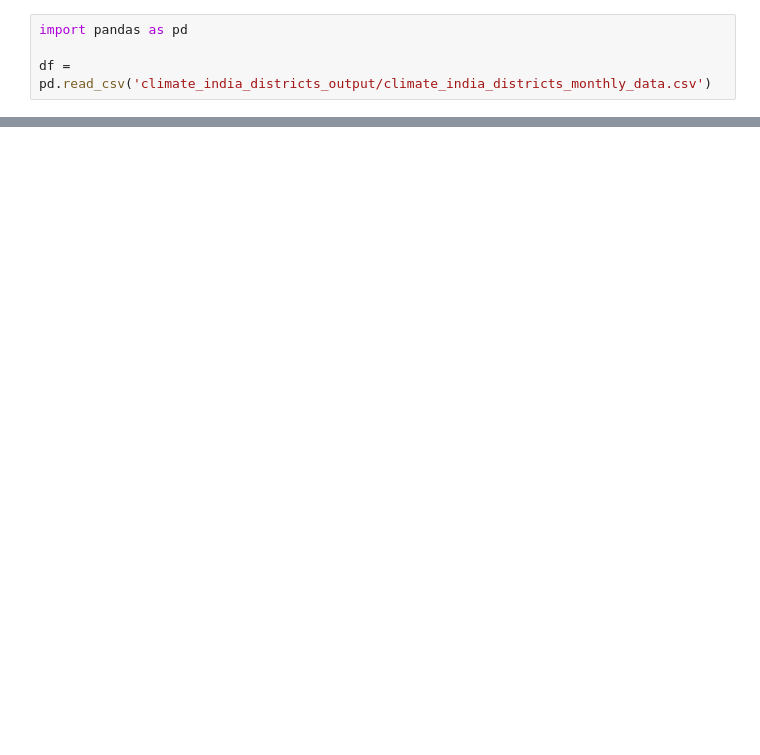
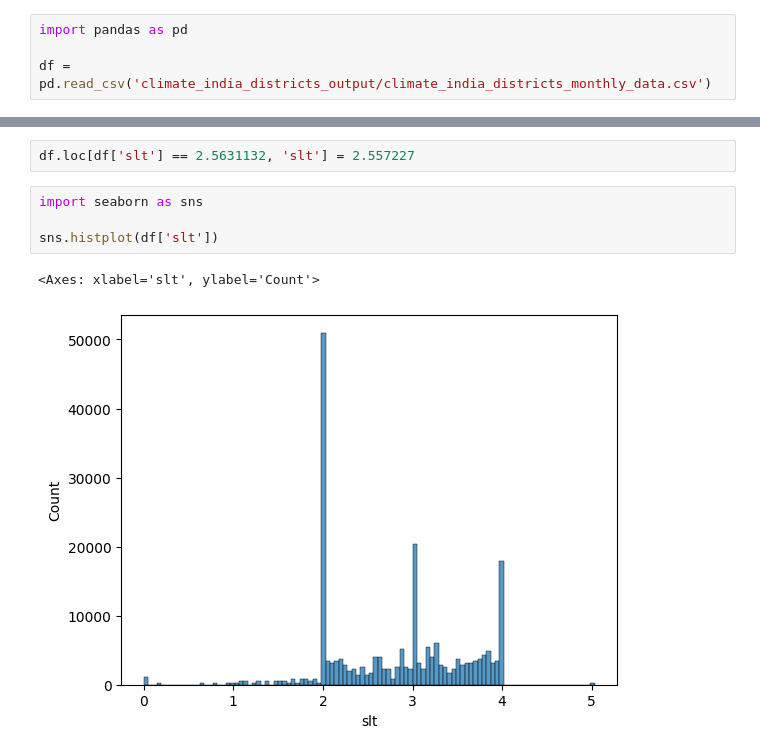
Before and after one commit to JaggeryArray/climate_agriculture_analysis_India, a Jupyter notebook: climate_data_district_wise/climate_ana.ipynb, the cells around one changed output, grey strips where cells are left out. Drawn from its saved outputs; the diff is of its cells as text; blank space fills up the shorter version.

```diff
--- a/climate_data_district_wise/climate_ana.ipynb
+++ b/climate_data_district_wise/climate_ana.ipynb
@@ -20,0 +120,9 @@ df
+# %%
+df.loc[df['slt'] == 2.5631132, 'slt'] = 2.557227
+# %%
+import seaborn as sns
+
+sns.histplot(df['slt'])
+# %% [output]
+<Axes: xlabel='slt', ylabel='Count'>
+[figure, added]
```
Also changed, not shown: parts of 11 cells of this notebook, 25 other files.
